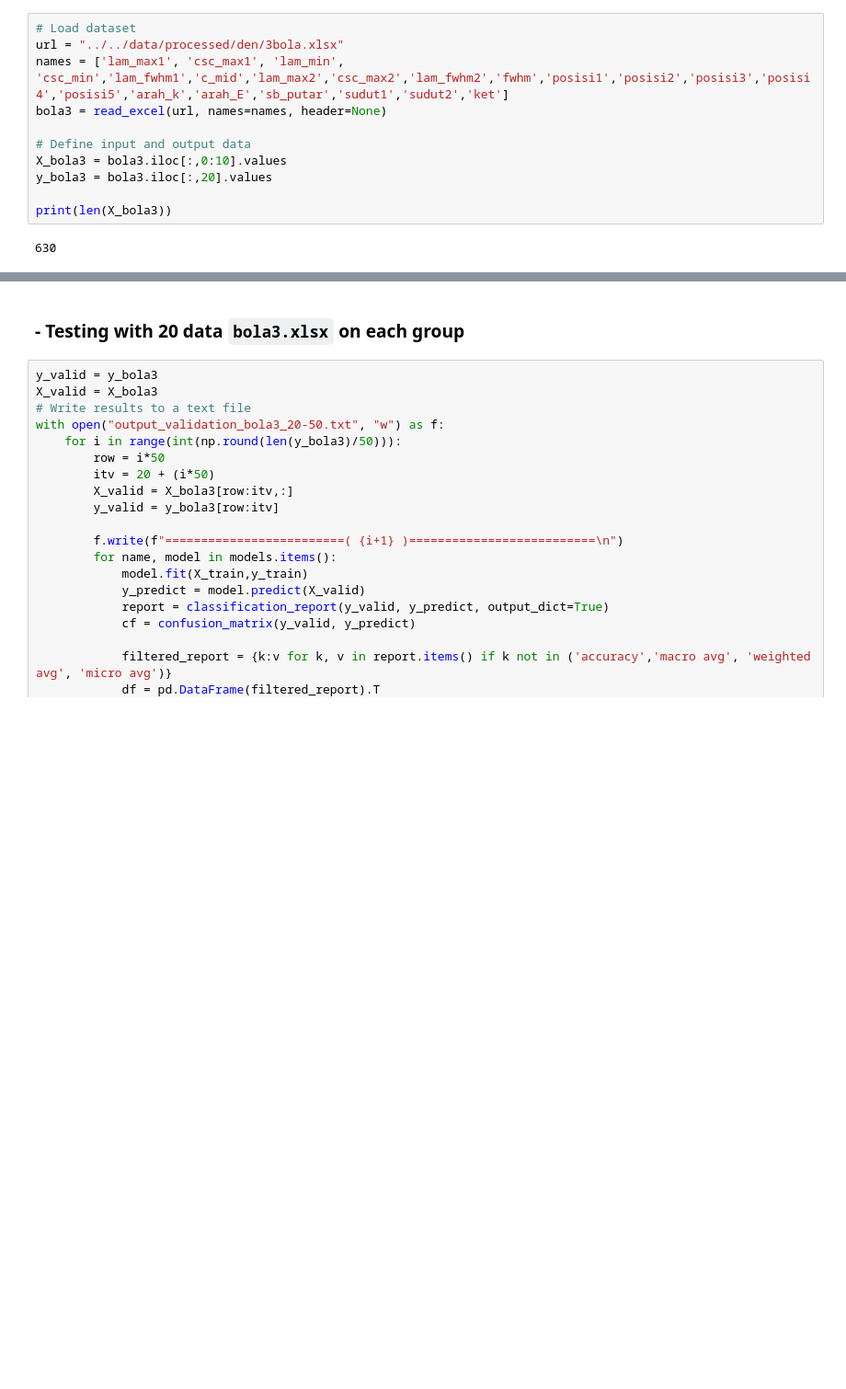
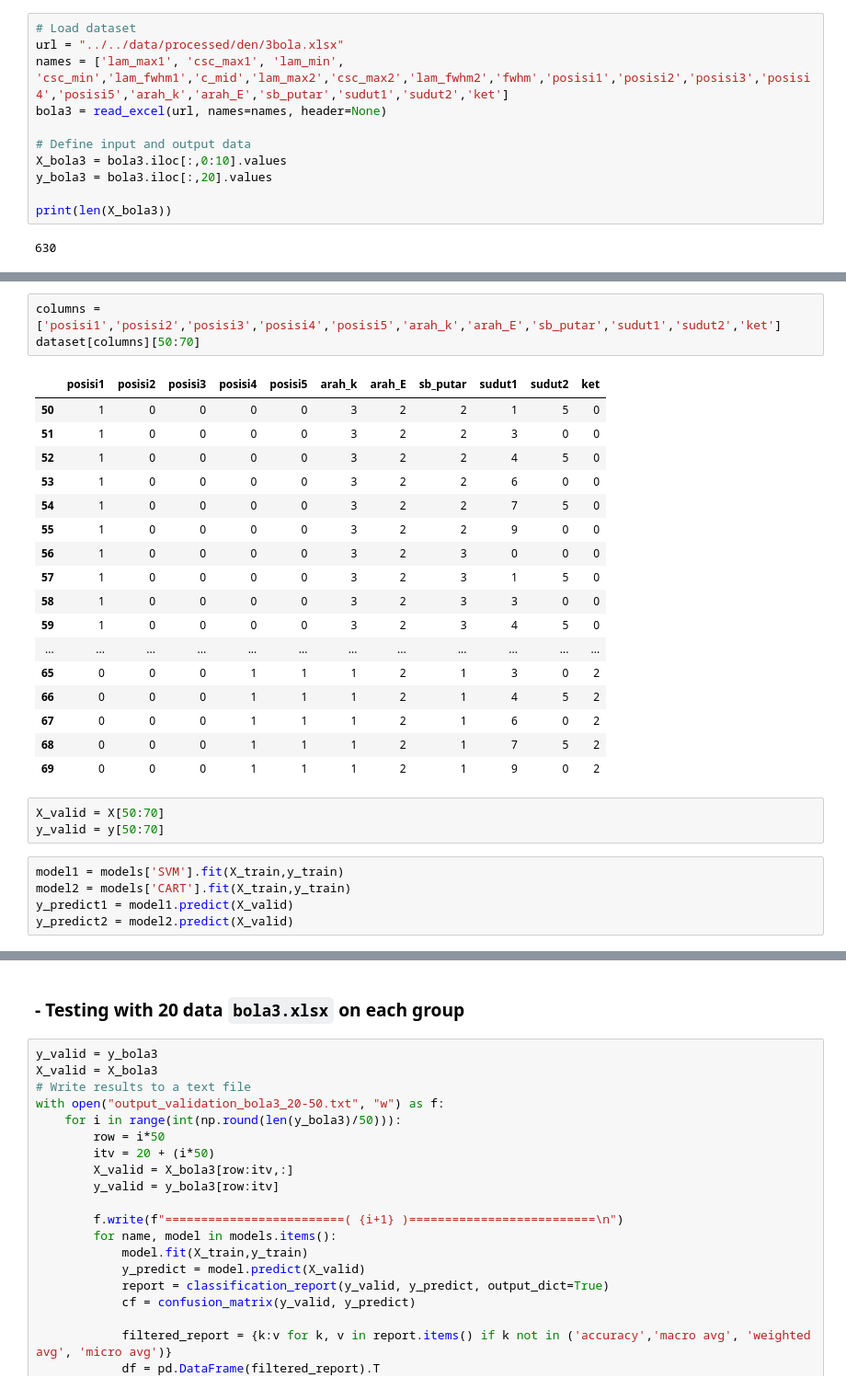
Before and after one commit to dudung/ml4spec2conf, a Jupyter notebook: src/den/ML_Classification of NP.ipynb, the cells around one changed output, grey strips where cells are left out. Shown: that part at 92% size. Drawn from its saved outputs; the diff is of its cells as text; blank space fills up the shorter version.

```diff
--- a/src/den/ML_Classification of NP.ipynb
+++ b/src/den/ML_Classification of NP.ipynb
@@ -184,0 +187,29 @@ print("Evaluation results exported to .txt file")
+# %%
+columns = ['posisi1','posisi2','posisi3','posisi4','posisi5','arah_k','arah_E','sb_putar','sudut1','sudut2','ket']
+dataset[columns][50:70]
+# %% [output]
+|  | posisi1 | posisi2 | posisi3 | posisi4 | posisi5 | arah_k | arah_E | sb_putar | sudut1 | sudut2 | ket |
+| 50 | 1 | 0 | 0 | 0 | 0 | 3 | 2 | 2 | 1 | 5 | 0 |
+| 51 | 1 | 0 | 0 | 0 | 0 | 3 | 2 | 2 | 3 | 0 | 0 |
+| 52 | 1 | 0 | 0 | 0 | 0 | 3 | 2 | 2 | 4 | 5 | 0 |
+| 53 | 1 | 0 | 0 | 0 | 0 | 3 | 2 | 2 | 6 | 0 | 0 |
+| 54 | 1 | 0 | 0 | 0 | 0 | 3 | 2 | 2 | 7 | 5 | 0 |
+| 55 | 1 | 0 | 0 | 0 | 0 | 3 | 2 | 2 | 9 | 0 | 0 |
+| 56 | 1 | 0 | 0 | 0 | 0 | 3 | 2 | 3 | 0 | 0 | 0 |
+| 57 | 1 | 0 | 0 | 0 | 0 | 3 | 2 | 3 | 1 | 5 | 0 |
+| 58 | 1 | 0 | 0 | 0 | 0 | 3 | 2 | 3 | 3 | 0 | 0 |
+| 59 | 1 | 0 | 0 | 0 | 0 | 3 | 2 | 3 | 4 | 5 | 0 |
+| ... | ... | ... | ... | ... | ... | ... | ... | ... | ... | ... | ... |
+| 65 | 0 | 0 | 0 | 1 | 1 | 1 | 2 | 1 | 3 | 0 | 2 |
+| 66 | 0 | 0 | 0 | 1 | 1 | 1 | 2 | 1 | 4 | 5 | 2 |
+| 67 | 0 | 0 | 0 | 1 | 1 | 1 | 2 | 1 | 6 | 0 | 2 |
+| 68 | 0 | 0 | 0 | 1 | 1 | 1 | 2 | 1 | 7 | 5 | 2 |
+| 69 | 0 | 0 | 0 | 1 | 1 | 1 | 2 | 1 | 9 | 0 | 2 |
+# %%
+X_valid = X[50:70]
+y_valid = y[50:70]
+# %%
+model1 = models['SVM'].fit(X_train,y_train)
+model2 = models['CART'].fit(X_train,y_train)
+y_predict1 = model1.predict(X_valid)
+y_predict2 = model2.predict(X_valid)
```
Also changed, not shown: parts of 8 cells of this notebook, 23 other files.
